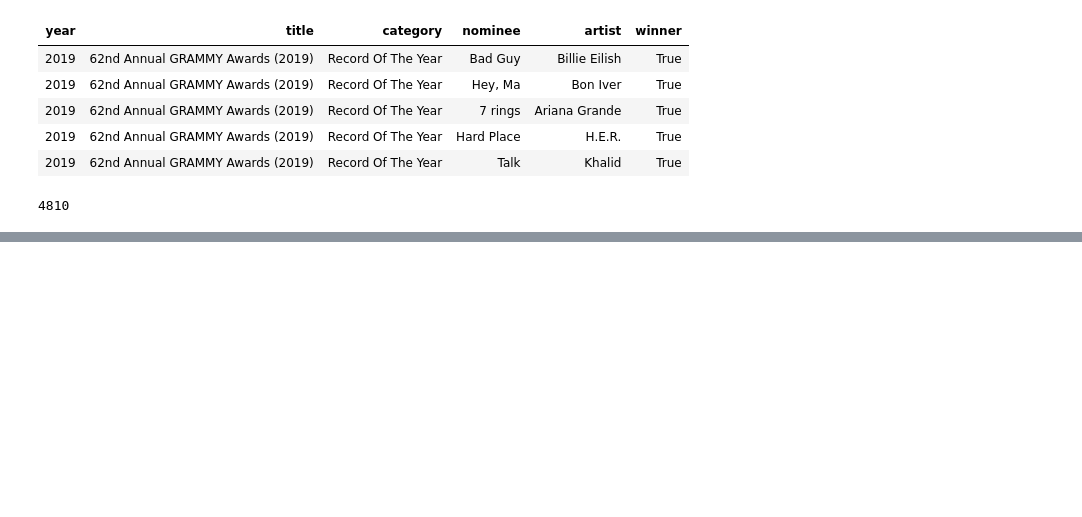
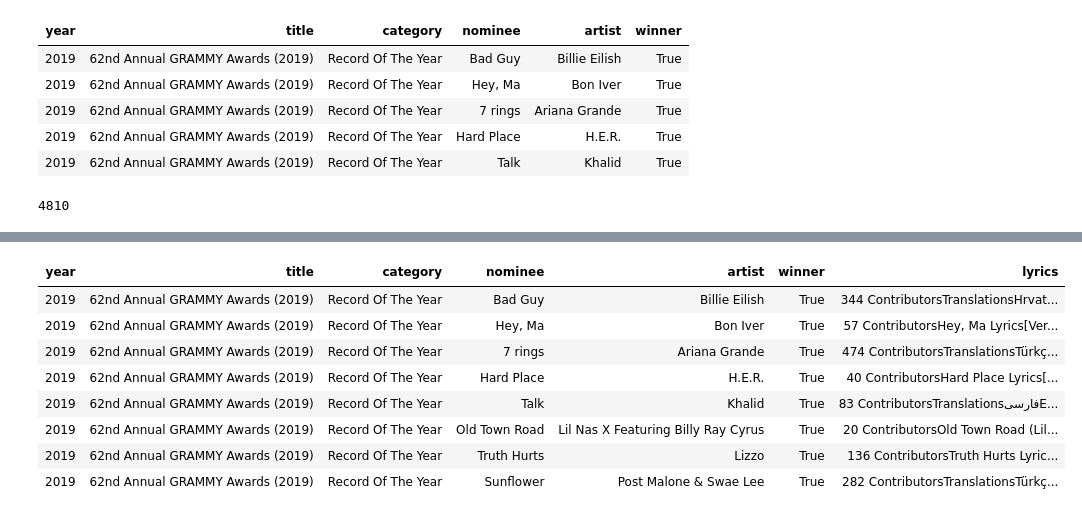
Before and after one commit to mackrauss/3252-BigData-Group-F, a Jupyter notebook: Group F - Data Project.ipynb, the cells around one changed output, grey strips where cells are left out. Cells and saved outputs as stored; diff of their text form; code cells hidden in the pictures; blank space fills up the shorter version.

Commit message:
Added a function to grab lyrics and put then in a column. Needs error handling and doesn't seem to work for the whole DataFrame yet

```diff
--- a/Group F - Data Project.ipynb
+++ b/Group F - Data Project.ipynb
@@ -247,3 +247,9 @@ display(df_record.head(5))
 display(df.count())
 # %% [output]
 4810
+# %%
+import pandas as pd
+# Reduce data set for some quick testing
+record_list = df_record.take(8)
+df_record_new = pd.DataFrame(record_list, columns=['year','title','category','nominee','artist','winner'])
+display(df_record_new)
@@ -250,2 +266,8 @@ display(df.count())
 # %%
+import time
 # Let's try to get one of the lyrics to see if the Genius API works
+def get_lyrics (artist, song_name):
+    song = genius.search_song(artist, song_name)
+    # time.sleep(1)
+    return song.lyrics
+    # print(song.lyrics)
@@ -251,0 +298,3 @@ display(df.count())
+# %%
+# data['BMI'] = data.apply(lambda x: calc_bmi(x['Weight'], x['Height']), axis=1)
+df_record_new['lyrics'] = df_record_new.apply(lambda x: get_lyrics(x['artist'], x['nominee']), axis=1)
@@ -251,0 +318,12 @@ display(df.count())
+# %%
+display(df_record_new)
+# %% [output]
+| year | title | category | nominee | artist | winner | lyrics |
+| 2019 | 62nd Annual GRAMMY Awards (2019) | Record Of The Year | Bad Guy | Billie Eilish | True | 344 ContributorsTranslationsHrvat... |
+| 2019 | 62nd Annual GRAMMY Awards (2019) | Record Of The Year | Hey, Ma | Bon Iver | True | 57 ContributorsHey, Ma Lyrics[Ver... |
+| 2019 | 62nd Annual GRAMMY Awards (2019) | Record Of The Year | 7 rings | Ariana Grande | True | 474 ContributorsTranslationsTürkç... |
+| 2019 | 62nd Annual GRAMMY Awards (2019) | Record Of The Year | Hard Place | H.E.R. | True | 40 ContributorsHard Place Lyrics[... |
+| 2019 | 62nd Annual GRAMMY Awards (2019) | Record Of The Year | Talk | Khalid | True | 83 ContributorsTranslationsفارسیE... |
+| 2019 | 62nd Annual GRAMMY Awards (2019) | Record Of The Year | Old Town Road | Lil Nas X Featuring Billy Ray Cyrus | True | 20 ContributorsOld Town Road (Lil... |
+| 2019 | 62nd Annual GRAMMY Awards (2019) | Record Of The Year | Truth Hurts | Lizzo | True | 136 ContributorsTruth Hurts Lyric... |
+| 2019 | 62nd Annual GRAMMY Awards (2019) | Record Of The Year | Sunflower | Post Malone & Swae Lee | True | 282 ContributorsTranslationsTürkç... |
```
Also changed, not shown: parts of 5 cells of this notebook.
